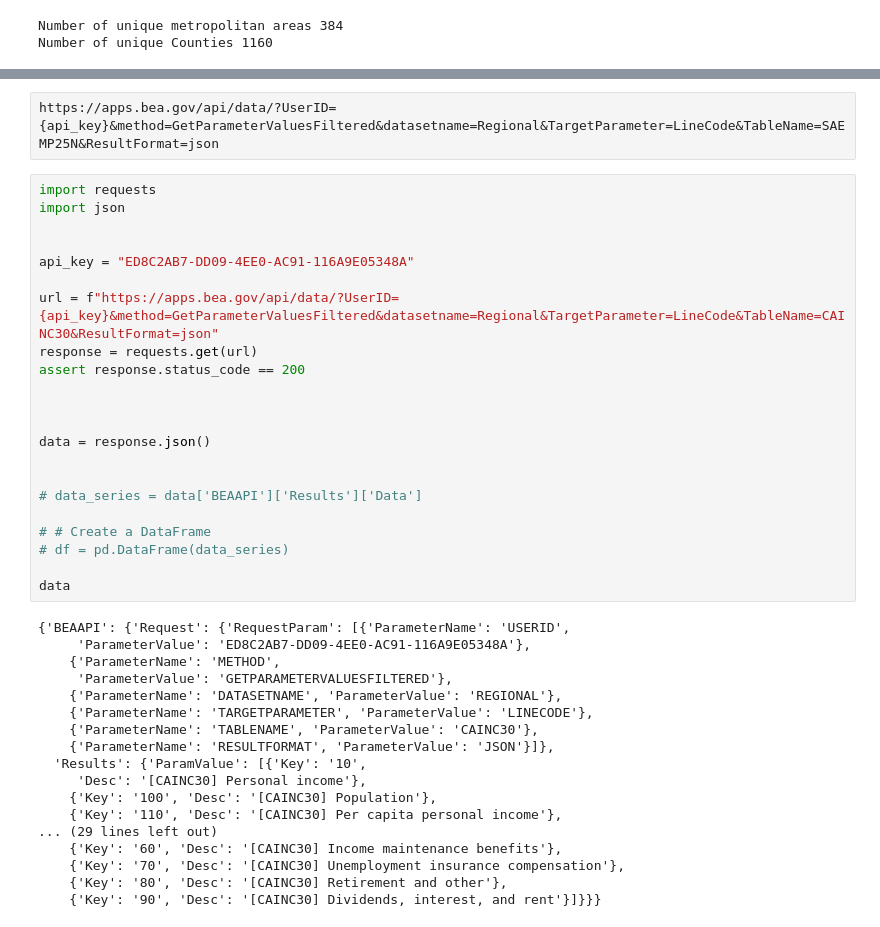
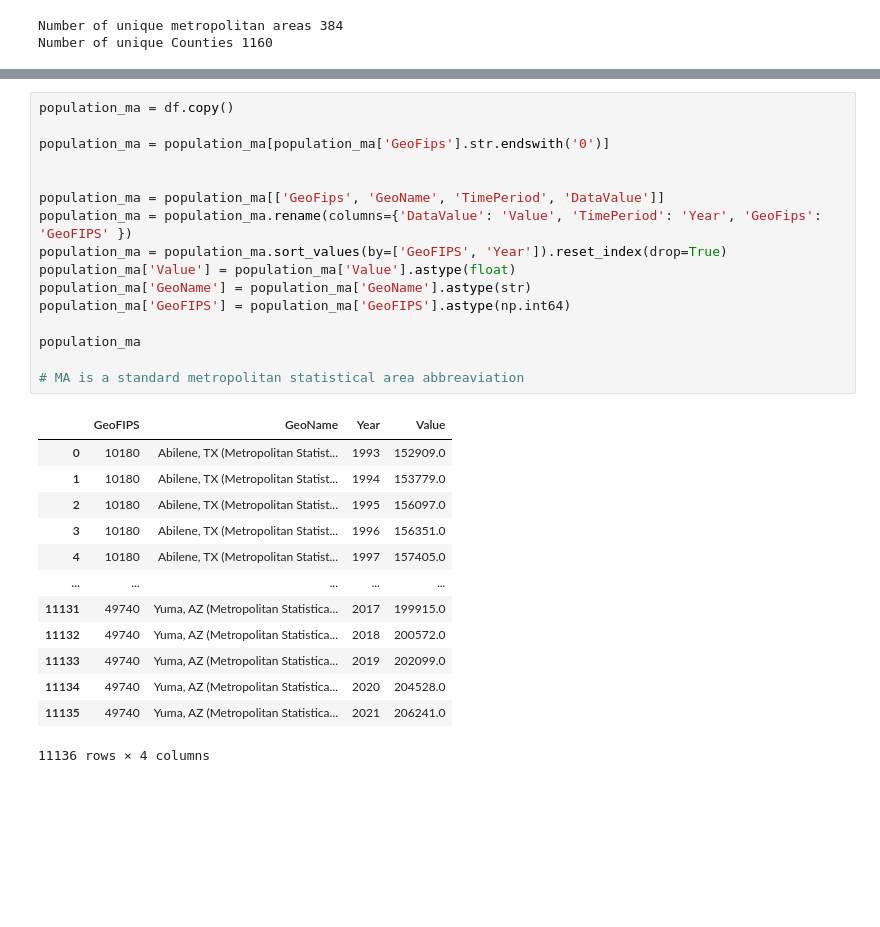
Before and after one commit to BasisResearch/cities, a Jupyter notebook: docs/experimental_notebooks/data_processing/metro_area.ipynb, the cells around one changed output, grey strips where cells are left out. Saved outputs shown, nothing was run; the diff lists cells and outputs as text; blank space fills up the shorter version.

```diff
--- a/docs/experimental_notebooks/data_processing/metro_area.ipynb
+++ b/docs/experimental_notebooks/data_processing/metro_area.ipynb
@@ -138,42 +121,30 @@ df['TimePeriod'].nunique()
-# %%
-https://apps.bea.gov/api/data/?UserID={api_key}&method=GetParameterValuesFiltered&datasetname=Regional&TargetParameter=LineCode&TableName=SAEMP25N&ResultFormat=json
-# %%
-import requests
-import json
-
-
-api_key = "ED8C2AB7-DD09-4EE0-AC91-116A9E05348A"
-
-url = f"https://apps.bea.gov/api/data/?UserID={api_key}&method=GetParameterValuesFiltered&datasetname=Regional&TargetParameter=LineCode&TableName=CAINC30&ResultFormat=json"
-response = requests.get(url)
-assert response.status_code == 200
-
-
-
-data = response.json()
-
-
-# data_series = data['BEAAPI']['Results']['Data']
-
-# # Create a DataFrame
-# df = pd.DataFrame(data_series)
-
-data
-# %% [output]
-{'BEAAPI': {'Request': {'RequestParam': [{'ParameterName': 'USERID',
-     'ParameterValue': 'ED8C2AB7-DD09-4EE0-AC91-116A9E05348A'},
-    {'ParameterName': 'METHOD',
-     'ParameterValue': 'GETPARAMETERVALUESFILTERED'},
-    {'ParameterName': 'DATASETNAME', 'ParameterValue': 'REGIONAL'},
-    {'ParameterName': 'TARGETPARAMETER', 'ParameterValue': 'LINECODE'},
-    {'ParameterName': 'TABLENAME', 'ParameterValue': 'CAINC30'},
-    {'ParameterName': 'RESULTFORMAT', 'ParameterValue': 'JSON'}]},
-  'Results': {'ParamValue': [{'Key': '10',
-     'Desc': '[CAINC30] Personal income'},
-    {'Key': '100', 'Desc': '[CAINC30] Population'},
-    {'Key': '110', 'Desc': '[CAINC30] Per capita personal income'},
-... (29 lines left out)
-    {'Key': '60', 'Desc': '[CAINC30] Income maintenance benefits'},
-    {'Key': '70', 'Desc': '[CAINC30] Unemployment insurance compensation'},
-    {'Key': '80', 'Desc': '[CAINC30] Retirement and other'},
-    {'Key': '90', 'Desc': '[CAINC30] Dividends, interest, and rent'}]}}}
+# %%
+population_ma = df.copy()
+
+population_ma = population_ma[population_ma['GeoFips'].str.endswith('0')]
+
+
+population_ma = population_ma[['GeoFips', 'GeoName', 'TimePeriod', 'DataValue']]
+population_ma = population_ma.rename(columns={'DataValue': 'Value', 'TimePeriod': 'Year', 'GeoFips': 'GeoFIPS' })
+population_ma = population_ma.sort_values(by=['GeoFIPS', 'Year']).reset_index(drop=True)
+population_ma['Value'] = population_ma['Value'].astype(float)
+population_ma['GeoName'] = population_ma['GeoName'].astype(str)
+population_ma['GeoFIPS'] = population_ma['GeoFIPS'].astype(np.int64)
+
+population_ma
+
+# MA is a standard metropolitan statistical area abbreaviation
+# %% [output]
+|  | GeoFIPS | GeoName | Year | Value |
+| 0 | 10180 | Abilene, TX (Metropolitan Statist... | 1993 | 152909.0 |
+| 1 | 10180 | Abilene, TX (Metropolitan Statist... | 1994 | 153779.0 |
+| 2 | 10180 | Abilene, TX (Metropolitan Statist... | 1995 | 156097.0 |
+| 3 | 10180 | Abilene, TX (Metropolitan Statist... | 1996 | 156351.0 |
+| 4 | 10180 | Abilene, TX (Metropolitan Statist... | 1997 | 157405.0 |
+| ... | ... | ... | ... | ... |
+| 11131 | 49740 | Yuma, AZ (Metropolitan Statistica... | 2017 | 199915.0 |
+| 11132 | 49740 | Yuma, AZ (Metropolitan Statistica... | 2018 | 200572.0 |
+| 11133 | 49740 | Yuma, AZ (Metropolitan Statistica... | 2019 | 202099.0 |
+| 11134 | 49740 | Yuma, AZ (Metropolitan Statistica... | 2020 | 204528.0 |
+| 11135 | 49740 | Yuma, AZ (Metropolitan Statistica... | 2021 | 206241.0 |
+11136 rows × 4 columns
```
Also changed, not shown: parts of 15 cells of this notebook, 3 other files.
